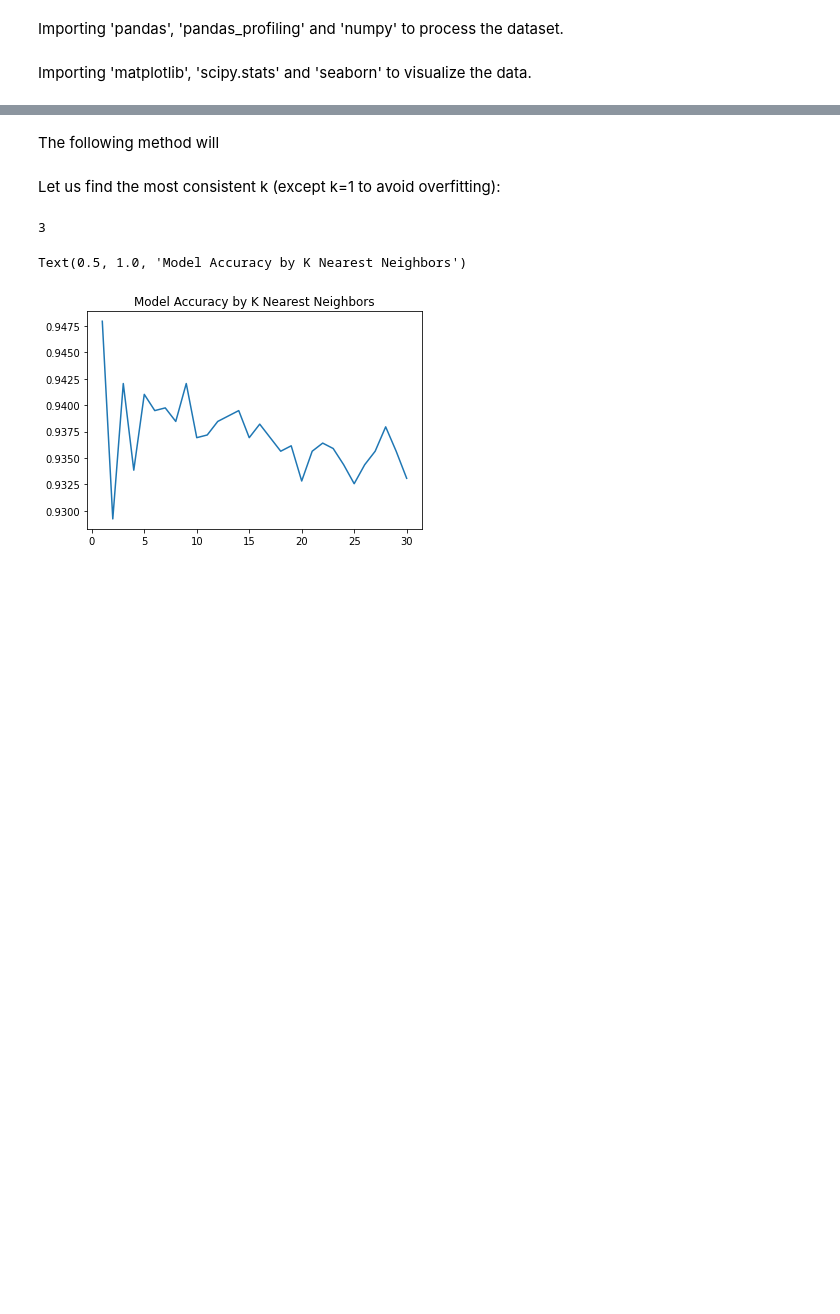
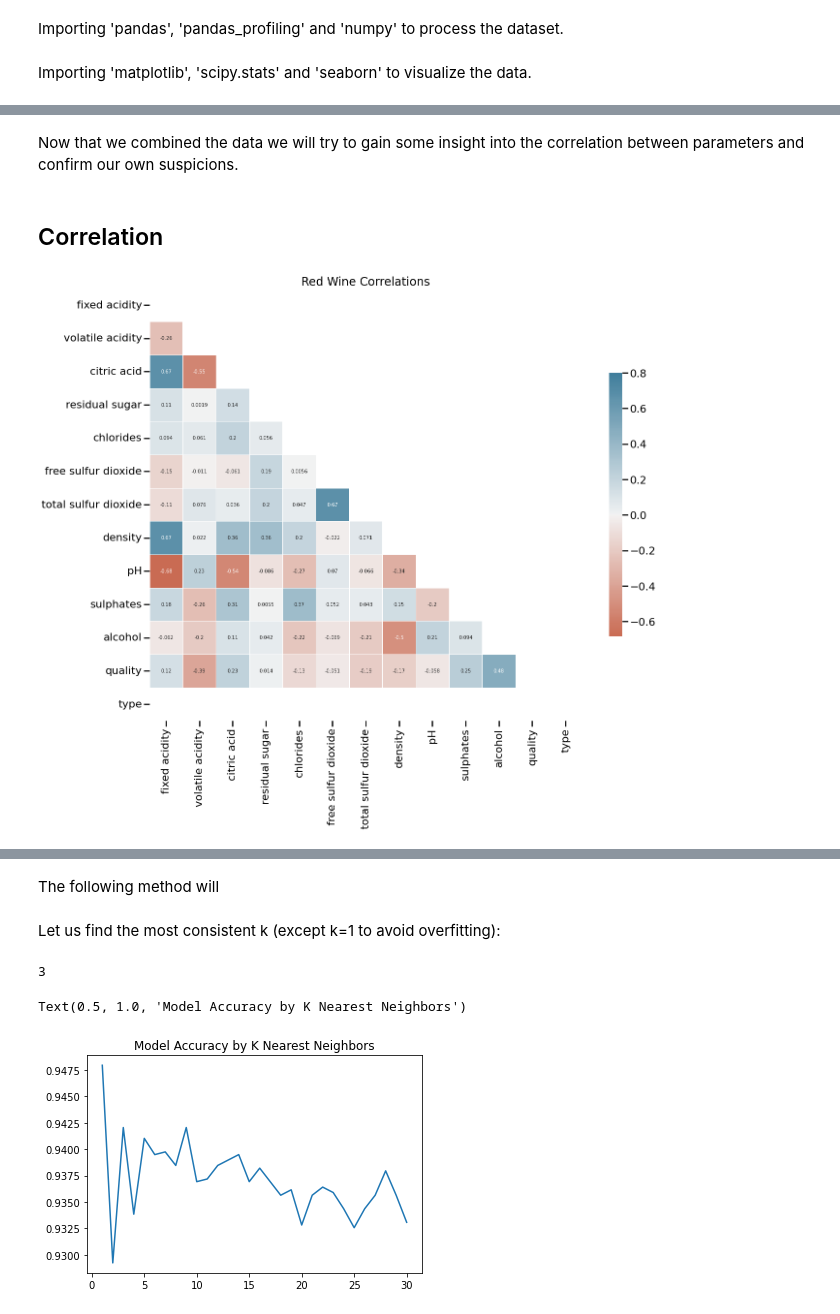
Before and after one commit to TamirIsCool/DataScIntro, a Jupyter notebook: Regression/Wine.ipynb, the cells around one changed output, grey strips where cells are left out. Cells and saved outputs as stored; diff of their text form; code cells hidden in the pictures; blank space fills up the shorter version.

Commit message:
Added Explanations to Start, Corr, and Dummy Sections

```diff
--- a/Regression/Wine.ipynb
+++ b/Regression/Wine.ipynb
@@ -44,21 +28,0 @@ Let us find the overall correlation between the different parameters in order to
-# %%
-def CorrelationTable(data, title):
-    # Compute the correlation matrix:
-    pandas_correlation = data.corr()
-
-    # Generating a mask for the upper triangle for a cleaner table:
-    mask = np.triu(np.ones_like(pandas_correlation, dtype=bool))
-
-    # Set up the matplotlib figure:
-    f, ax = plt.subplots(figsize=(11, 9))
-
-    # Generate a custom diverging colormap:
-    cmap = sns.diverging_palette(20, 230, as_cmap=True)
-
-    # Draw the heatmap with the mask and correct aspect ratio:
-    sns.heatmap(pandas_correlation, mask=mask, cmap=cmap, vmax=.7, center=0, square=True, linewidths=.5, cbar_kws={"shrink": .5}, annot=True)
-
-    # Title:
-    plt.title(title)
-
-    plt.show()
@@ -97,0 +104,4 @@ wine_data.head()
+# %% [markdown]
+Now that we combined the data we will try to gain some insight into the correlation between parameters and confirm our own suspicions.
+# %% [markdown]
+## Correlation ##
@@ -97,0 +129,4 @@ wine_data.head()
+# %%
+CorrelationTable(red_wine_data, 'Red Wine Correlations')
+# %% [output]
+[figure, added]
```
Also changed, not shown: parts of 49 cells of this notebook, 2 other files.
